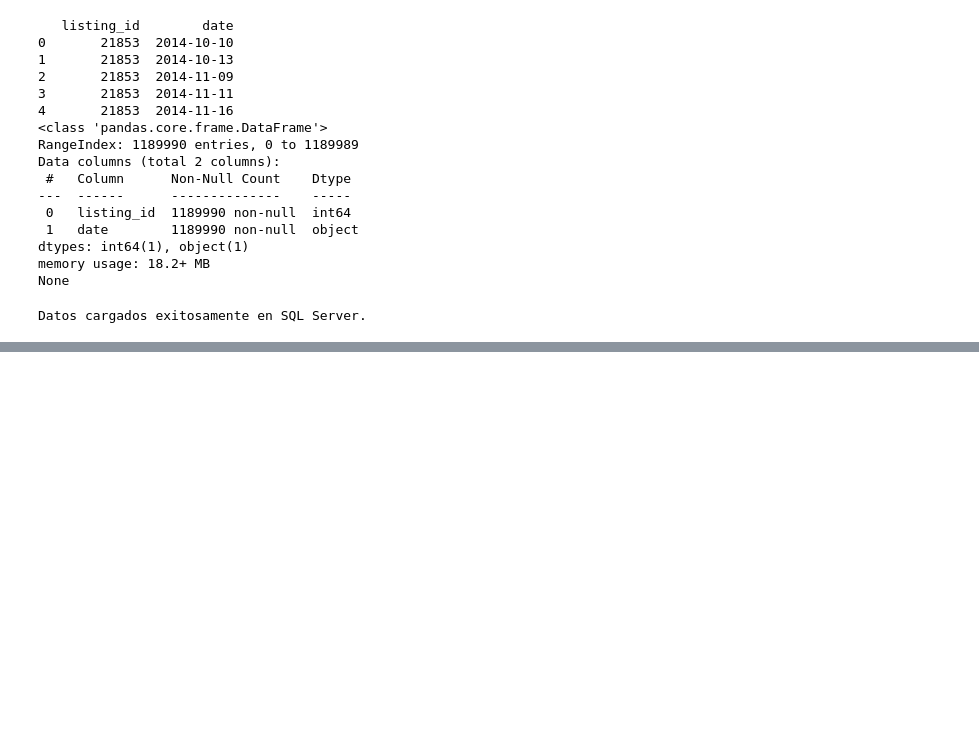
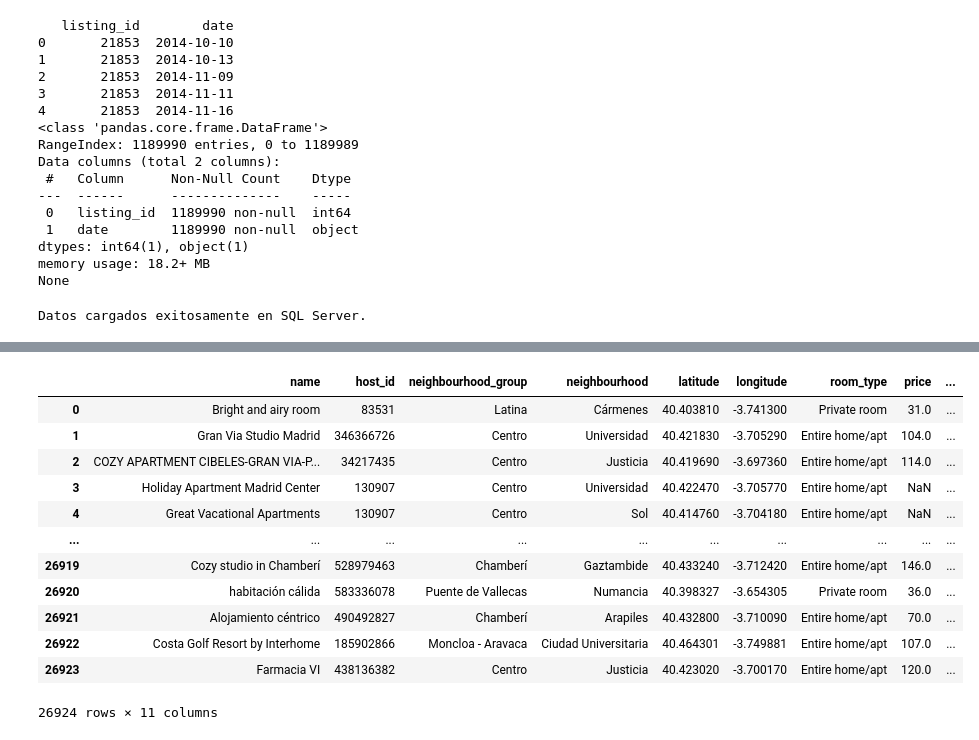
Before and after one commit to JosephChomboM/Tourist-rental-market-analysis, a Jupyter notebook: rental_market.ipynb, the cells around one changed output, grey strips where cells are left out. Cells and saved outputs as stored; diff of their text form; code cells hidden in the pictures; blank space fills up the shorter version.

```diff
--- a/rental_market.ipynb
+++ b/rental_market.ipynb
@@ -122,0 +125,7 @@ Datos cargados exitosamente en SQL Server.
+# %%
+insp = inspect(engine)
+tables = insp.get_table_names()
+print(tables)
+
+listings = pd.read_sql('listings', engine)
+listings_det = pd.read_sql('listings_det', engine)
@@ -122,0 +169,27 @@ Datos cargados exitosamente en SQL Server.
+# %%
+to_eliminate = [
+    'id',
+    'host_name',
+    'number_of_reviews',
+    'last_review',
+    'reviews_per_month',
+    'number_of_reviews_ltm',
+    'license'
+]
+# %%
+listings.drop(columns=to_eliminate, inplace=True)
+listings
+# %% [output]
+|  | name | host_id | neighbourhood_group | neighbourhood | latitude | longitude | room_type | price | ... |
+| 0 | Bright and airy room | 83531 | Latina | Cármenes | 40.403810 | -3.741300 | Private room | 31.0 | ... |
+| 1 | Gran Via Studio Madrid | 346366726 | Centro | Universidad | 40.421830 | -3.705290 | Entire home/apt | 104.0 | ... |
+| 2 | COZY APARTMENT CIBELES-GRAN VIA-P... | 34217435 | Centro | Justicia | 40.419690 | -3.697360 | Entire home/apt | 114.0 | ... |
+| 3 | Holiday Apartment Madrid Center | 130907 | Centro | Universidad | 40.422470 | -3.705770 | Entire home/apt | NaN | ... |
+| 4 | Great Vacational Apartments | 130907 | Centro | Sol | 40.414760 | -3.704180 | Entire home/apt | NaN | ... |
+| ... | ... | ... | ... | ... | ... | ... | ... | ... | ... |
+| 26919 | Cozy studio in Chamberí | 528979463 | Chamberí | Gaztambide | 40.433240 | -3.712420 | Entire home/apt | 146.0 | ... |
+| 26920 | habitación cálida | 583336078 | Puente de Vallecas | Numancia | 40.398327 | -3.654305 | Private room | 36.0 | ... |
+| 26921 | Alojamiento céntrico | 490492827 | Chamberí | Arapiles | 40.432800 | -3.710090 | Entire home/apt | 70.0 | ... |
+| 26922 | Costa Golf Resort by Interhome | 185902866 | Moncloa - Aravaca | Ciudad Universitaria | 40.464301 | -3.749881 | Entire home/apt | 107.0 | ... |
+| 26923 | Farmacia VI | 438136382 | Centro | Justicia | 40.423020 | -3.700170 | Entire home/apt | 120.0 | ... |
+26924 rows × 11 columns
```
Also changed, not shown: parts of 5 cells of this notebook, 2 other files.
